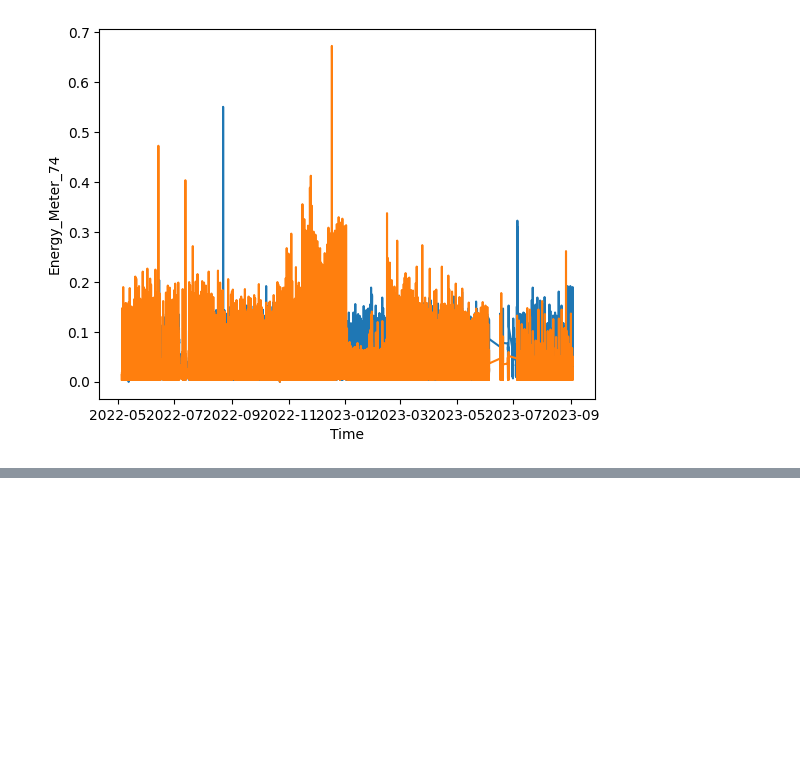
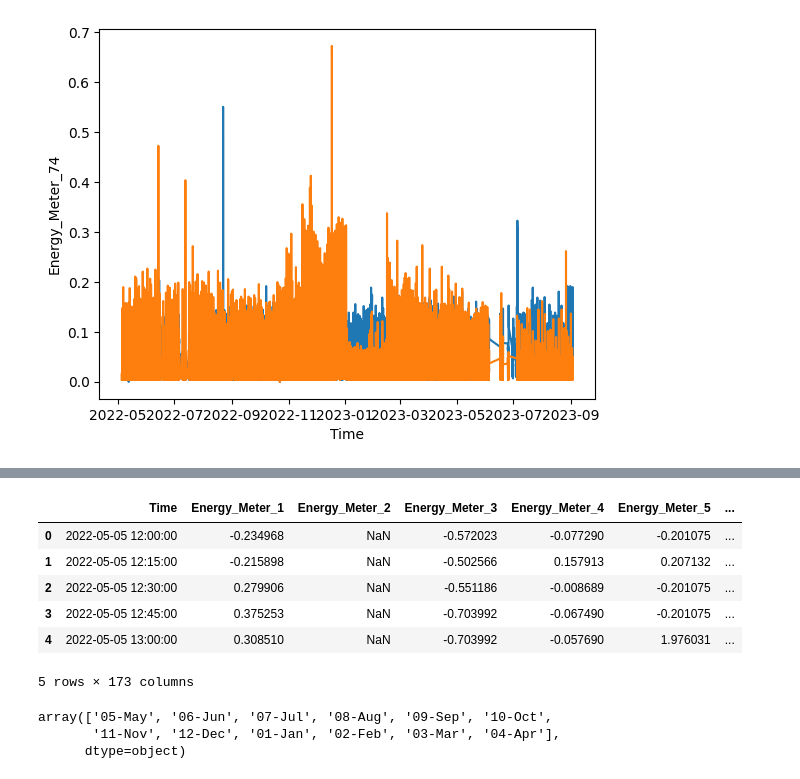
Before and after one commit to larrydinh/DataAnalysis_EnergyConsumption, a Jupyter notebook: energyconsumption.ipynb, the cells around one changed output, grey strips where cells are left out. Drawn from its saved outputs; the diff is of its cells as text; code cells hidden in the pictures; blank space fills up the shorter version.

Commit message:
monthly consumption

```diff
--- a/energyconsumption.ipynb
+++ b/energyconsumption.ipynb
@@ -289,3 +289,14 @@ sns.lineplot(raw_dataset["Energy_Meter_128"])
 # %% [output]
 <Axes: xlabel='Time', ylabel='Energy_Meter_74'>
 [figure]
+# %%
+#SCALING: scale the dataset so that every column are equal in magnitude
+#PCA, clustering, or distance-based models (k-means, k-NN), regression with regularization (Lasso/Ridge), and neural networks
+from sklearn.preprocessing import StandardScaler
+std_scaler = StandardScaler()
+# %%
+df_scaled = std_scaler.fit_transform(raw_dataset.to_numpy())
+df_scaled
+energy_df = pd.DataFrame(df_scaled, columns=raw_dataset.columns, index=raw_dataset.index)
+energy_df.head(3)
+# raw_dataset
@@ -291,0 +310,20 @@ sns.lineplot(raw_dataset["Energy_Meter_128"])
+# %%
+energy_df = energy_df.reset_index()
+energy_df.head()
+# %% [output]
+|  | Time | Energy_Meter_1 | Energy_Meter_2 | Energy_Meter_3 | Energy_Meter_4 | Energy_Meter_5 | ... |
+| 0 | 2022-05-05 12:00:00 | -0.234968 | NaN | -0.572023 | -0.077290 | -0.201075 | ... |
+| 1 | 2022-05-05 12:15:00 | -0.215898 | NaN | -0.502566 | 0.157913 | 0.207132 | ... |
+| 2 | 2022-05-05 12:30:00 | 0.279906 | NaN | -0.551186 | -0.008689 | -0.201075 | ... |
+| 3 | 2022-05-05 12:45:00 | 0.375253 | NaN | -0.703992 | -0.067490 | -0.201075 | ... |
+| 4 | 2022-05-05 13:00:00 | 0.308510 | NaN | -0.703992 | -0.057690 | 1.976031 | ... |
+5 rows × 173 columns
+# %%
+#Column month of year return the monthname. However, if we want to sort using this column, we should add a number before the month
+energy_df['month_of_year'] = energy_df['Time'].dt.strftime('%m-%b')
+energy_df.month_of_year.unique()
+#
+# %% [output]
+array(['05-May', '06-Jun', '07-Jul', '08-Aug', '09-Sep', '10-Oct',
+       '11-Nov', '12-Dec', '01-Jan', '02-Feb', '03-Mar', '04-Apr'],
+      dtype=object)
```
Also changed, not shown: parts of 1 cell of this notebook.
